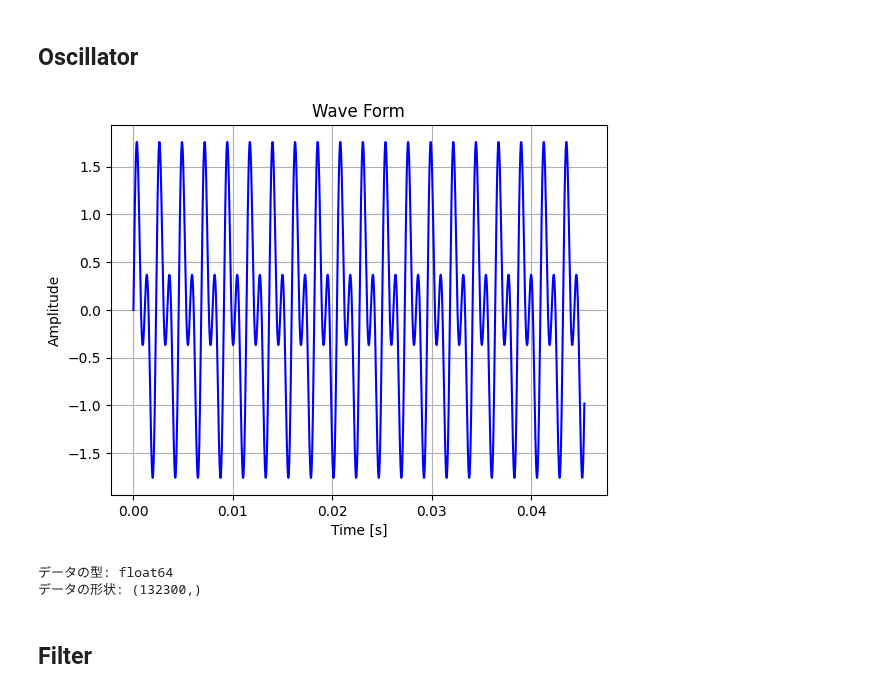
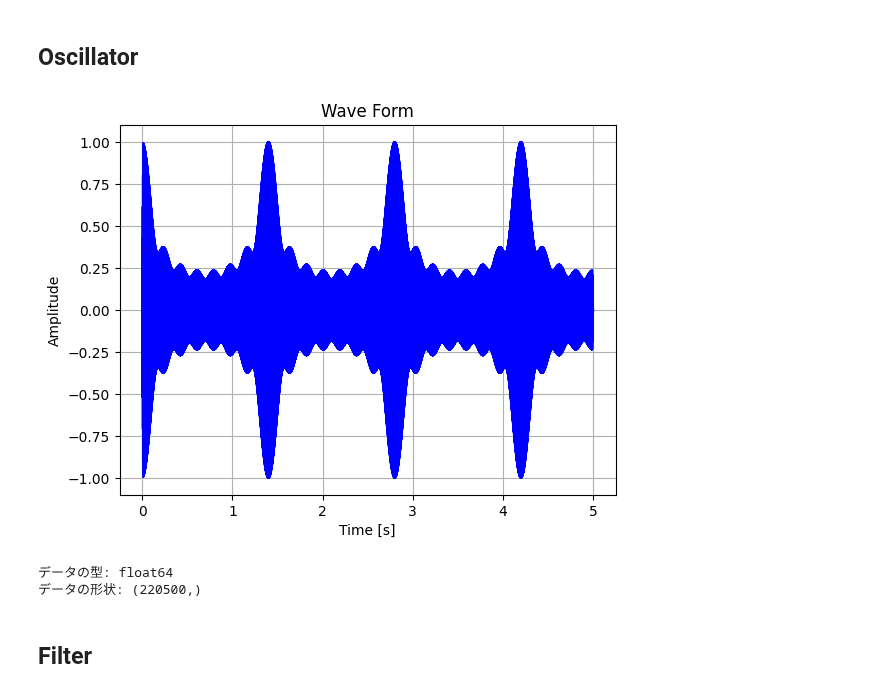
Before and after one commit to Obata-Kohei/pysp, a Jupyter notebook: src/pg.ipynb, the cells around one changed output. Cells and saved outputs as stored; diff of their text form; code cells hidden in the pictures.

```diff
--- a/src/pg.ipynb
+++ b/src/pg.ipynb
@@ -58,42 +58,66 @@ omega = 2 * np.pi * f  # rad / sec
 # 正弦波 基音のみ
 sine_wave = np.sin(2 * np.pi * f * t)
 
 # 矩形波 全ての奇数次倍音
 square_wave = np.sign(sine_wave)
 
 # 三角波 全ての奇数次倍音，矩形波に比べて高い倍音が少ない
 triangle_wave = 2 * np.abs(2 * (t * f % 1) - 1) - 1
 
 # ノコギリ波 全ての整数次倍音
 saw_wave = 2 * (f * t % 1) - 1
 
 # ホワイトノイズ
 wnoise = np.random.uniform(-1, 1, len(t))
 
 # ----- プロットで波形を確認 ------
-t = gent(3, 44100)
-f = 440
+#%matplotlib notebook
+t = gent(5, 44100)
+f = 528  # おりんの周波数？
 w1 = sin(t, f)
-w2 = sin(t, f*2)
-wave = w1 + w2
-plt.plot(t[:2000], wave[:2000], color='b')
-#plt.plot(t[:2000], saw_wave[:2000], color='r')
+w2 = 0.5*sin(t, f+1.1)
+w3 = 0.7*sin(t, f+1.5)
+w4 = 0.7*sin(t, f*2)
+ws = [1/f/(n+1) * sin(t, f+n) for n in np.linspace(0, 5, 8)]
+wave = np.array(ws).sum(axis=0)
+wave = 2 * (wave - np.min(wave)) / (np.max(wave) - np.min(wave)) - 1
+
+# --- フェードイン・フェードアウトの適用 ---
+# フェード時間の指定（秒）
+fade_duration = 0.01  # 10ミリ秒
+
+# フェードイン・フェードアウトのサンプル数を計算
+fade_samples = int(fade_duration * sample_rate)
+
+# フェードイン用の係数を生成
+# 開始からfade_samplesまでの振幅を0から1へ線形に増加
+fade_in = np.linspace(0, 1, fade_samples)
+
+# フェードアウト用の係数を生成
+# 終わりからfade_samplesまでの振幅を1から0へ線形に減少
+fade_out = np.linspace(1, 0, fade_samples)
+
+# 波形にフェードイン・フェードアウトを適用
+wave[:fade_samples] *= fade_in
+wave[-fade_samples:] *= fade_out
+
+plt.plot(t[:], wave[:], color='b')
 plt.title('Wave Form')
 plt.xlabel('Time [s]')
 plt.ylabel('Amplitude')
 plt.grid()
 plt.show()
 
 print(f"データの型: {wave.dtype}")
 print(f"データの形状: {wave.shape}")
 
 # ----- 再生 -----
 sd.play(wave, sample_rate)
 sd.wait()
 # %% [output]
-[figure, old version]
+[figure, new version]
 データの型: float64
-データの形状: (132300,)
+データの形状: (220500,)
 # %% [markdown]
 ## Filter
 # %% [markdown]
```
Also changed, not shown: parts of 1 cell of this notebook.
